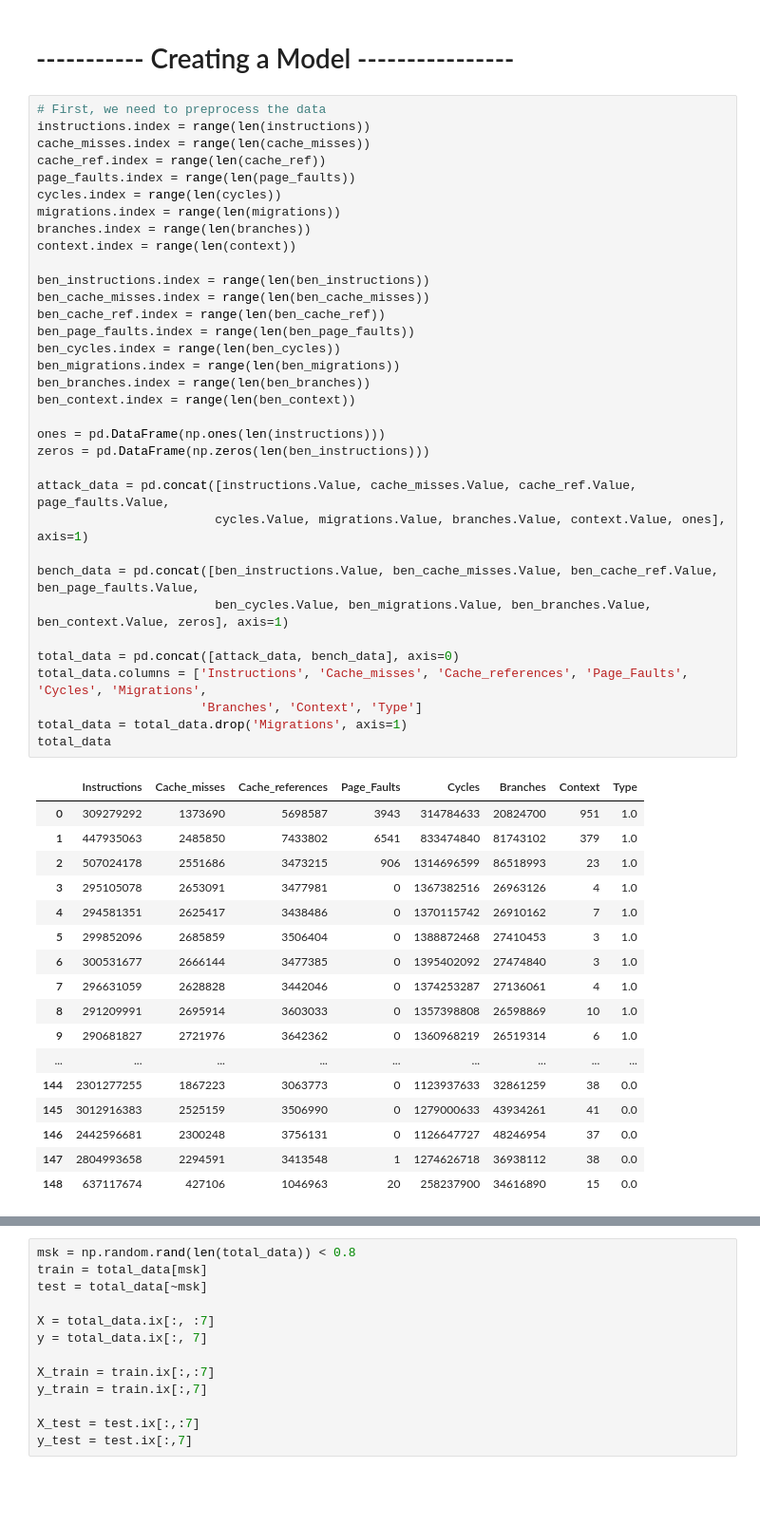
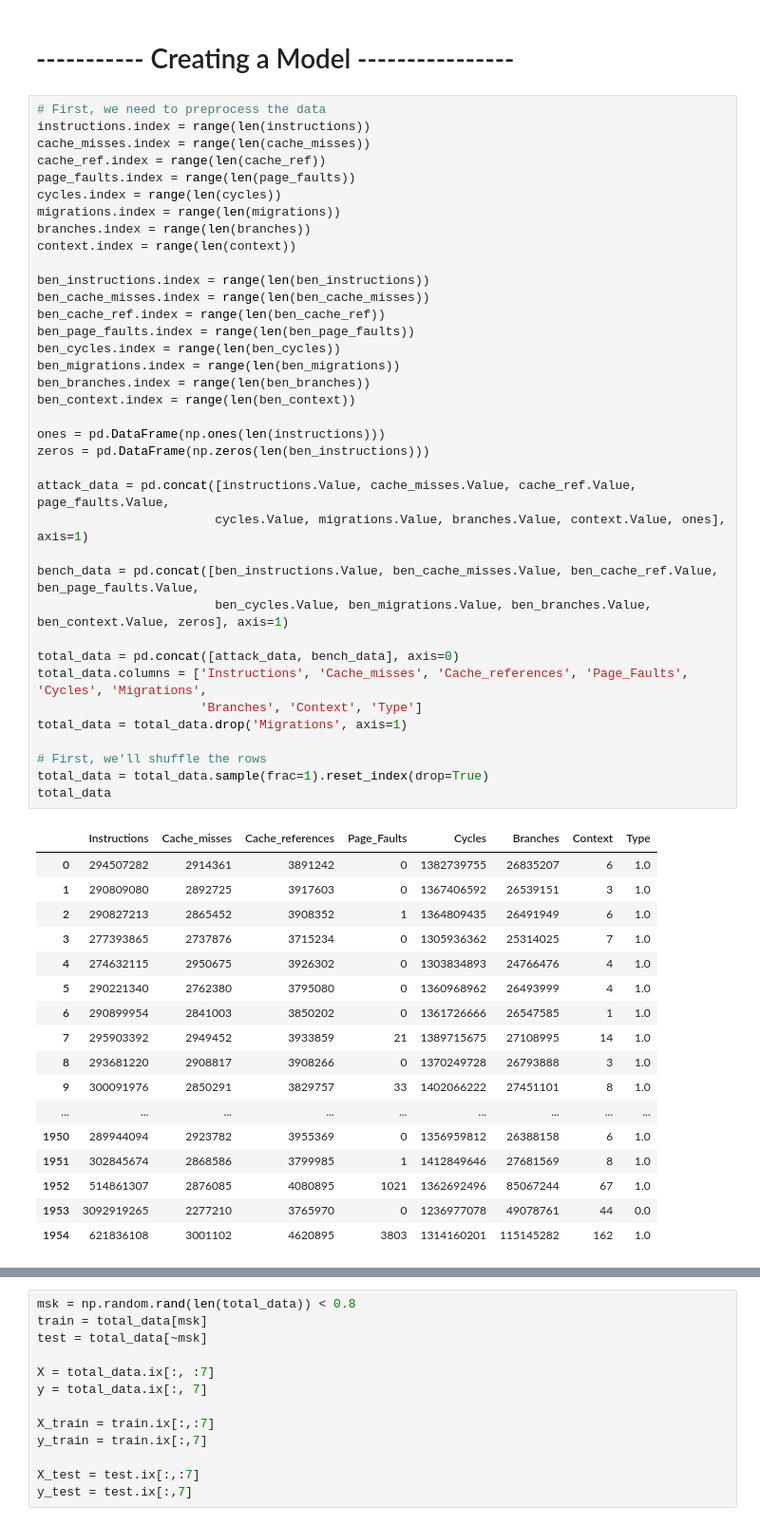
Before and after one commit to LolopoPro/PattsPapas, a Jupyter notebook: DataAnalysis.ipynb, the cells around one changed output, grey strips where cells are left out. Shown: that part at 95% size. Cells and saved outputs as stored; diff of their text form; blank space fills up the shorter version.

```diff
--- a/DataAnalysis.ipynb
+++ b/DataAnalysis.ipynb
@@ -165,49 +166,52 @@ page_faults.index = range(len(page_faults))
 cycles.index = range(len(cycles))
 migrations.index = range(len(migrations))
 branches.index = range(len(branches))
 context.index = range(len(context))
 
 ben_instructions.index = range(len(ben_instructions))
 ben_cache_misses.index = range(len(ben_cache_misses))
 ben_cache_ref.index = range(len(ben_cache_ref))
 ben_page_faults.index = range(len(ben_page_faults))
 ben_cycles.index = range(len(ben_cycles))
 ben_migrations.index = range(len(ben_migrations))
 ben_branches.index = range(len(ben_branches))
 ben_context.index = range(len(ben_context))
 
 ones = pd.DataFrame(np.ones(len(instructions)))
 zeros = pd.DataFrame(np.zeros(len(ben_instructions)))
 
 attack_data = pd.concat([instructions.Value, cache_misses.Value, cache_ref.Value, page_faults.Value,
                         cycles.Value, migrations.Value, branches.Value, context.Value, ones], axis=1)
 
 bench_data = pd.concat([ben_instructions.Value, ben_cache_misses.Value, ben_cache_ref.Value, ben_page_faults.Value,
                         ben_cycles.Value, ben_migrations.Value, ben_branches.Value, ben_context.Value, zeros], axis=1)
 
 total_data = pd.concat([attack_data, bench_data], axis=0)
 total_data.columns = ['Instructions', 'Cache_misses', 'Cache_references', 'Page_Faults', 'Cycles', 'Migrations',
                       'Branches', 'Context', 'Type']
 total_data = total_data.drop('Migrations', axis=1)
+
+# First, we'll shuffle the rows
+total_data = total_data.sample(frac=1).reset_index(drop=True)
 total_data
 # %% [output]
 |  | Instructions | Cache_misses | Cache_references | Page_Faults | Cycles | Branches | Context | Type |
-| 0 | 309279292 | 1373690 | 5698587 | 3943 | 314784633 | 20824700 | 951 | 1.0 |
-| 1 | 447935063 | 2485850 | 7433802 | 6541 | 833474840 | 81743102 | 379 | 1.0 |
-| 2 | 507024178 | 2551686 | 3473215 | 906 | 1314696599 | 86518993 | 23 | 1.0 |
-| 3 | 295105078 | 2653091 | 3477981 | 0 | 1367382516 | 26963126 | 4 | 1.0 |
-| 4 | 294581351 | 2625417 | 3438486 | 0 | 1370115742 | 26910162 | 7 | 1.0 |
-| 5 | 299852096 | 2685859 | 3506404 | 0 | 1388872468 | 27410453 | 3 | 1.0 |
-| 6 | 300531677 | 2666144 | 3477385 | 0 | 1395402092 | 27474840 | 3 | 1.0 |
-| 7 | 296631059 | 2628828 | 3442046 | 0 | 1374253287 | 27136061 | 4 | 1.0 |
-| 8 | 291209991 | 2695914 | 3603033 | 0 | 1357398808 | 26598869 | 10 | 1.0 |
-| 9 | 290681827 | 2721976 | 3642362 | 0 | 1360968219 | 26519314 | 6 | 1.0 |
+| 0 | 294507282 | 2914361 | 3891242 | 0 | 1382739755 | 26835207 | 6 | 1.0 |
+| 1 | 290809080 | 2892725 | 3917603 | 0 | 1367406592 | 26539151 | 3 | 1.0 |
+| 2 | 290827213 | 2865452 | 3908352 | 1 | 1364809435 | 26491949 | 6 | 1.0 |
+| 3 | 277393865 | 2737876 | 3715234 | 0 | 1305936362 | 25314025 | 7 | 1.0 |
+| 4 | 274632115 | 2950675 | 3926302 | 0 | 1303834893 | 24766476 | 4 | 1.0 |
+| 5 | 290221340 | 2762380 | 3795080 | 0 | 1360968962 | 26493999 | 4 | 1.0 |
+| 6 | 290899954 | 2841003 | 3850202 | 0 | 1361726666 | 26547585 | 1 | 1.0 |
+| 7 | 295903392 | 2949452 | 3933859 | 21 | 1389715675 | 27108995 | 14 | 1.0 |
+| 8 | 293681220 | 2908817 | 3908266 | 0 | 1370249728 | 26793888 | 3 | 1.0 |
+| 9 | 300091976 | 2850291 | 3829757 | 33 | 1402066222 | 27451101 | 8 | 1.0 |
 | ... | ... | ... | ... | ... | ... | ... | ... | ... |
-| 144 | 2301277255 | 1867223 | 3063773 | 0 | 1123937633 | 32861259 | 38 | 0.0 |
-| 145 | 3012916383 | 2525159 | 3506990 | 0 | 1279000633 | 43934261 | 41 | 0.0 |
-| 146 | 2442596681 | 2300248 | 3756131 | 0 | 1126647727 | 48246954 | 37 | 0.0 |
-| 147 | 2804993658 | 2294591 | 3413548 | 1 | 1274626718 | 36938112 | 38 | 0.0 |
-| 148 | 637117674 | 427106 | 1046963 | 20 | 258237900 | 34616890 | 15 | 0.0 |
+| 1950 | 289944094 | 2923782 | 3955369 | 0 | 1356959812 | 26388158 | 6 | 1.0 |
+| 1951 | 302845674 | 2868586 | 3799985 | 1 | 1412849646 | 27681569 | 8 | 1.0 |
+| 1952 | 514861307 | 2876085 | 4080895 | 1021 | 1362692496 | 85067244 | 67 | 1.0 |
+| 1953 | 3092919265 | 2277210 | 3765970 | 0 | 1236977078 | 49078761 | 44 | 0.0 |
+| 1954 | 621836108 | 3001102 | 4620895 | 3803 | 1314160201 | 115145282 | 162 | 1.0 |
 1955 rows × 8 columns
 # %%
 msk = np.random.rand(len(total_data)) < 0.8
```
Also changed, not shown: parts of 18 cells of this notebook.
